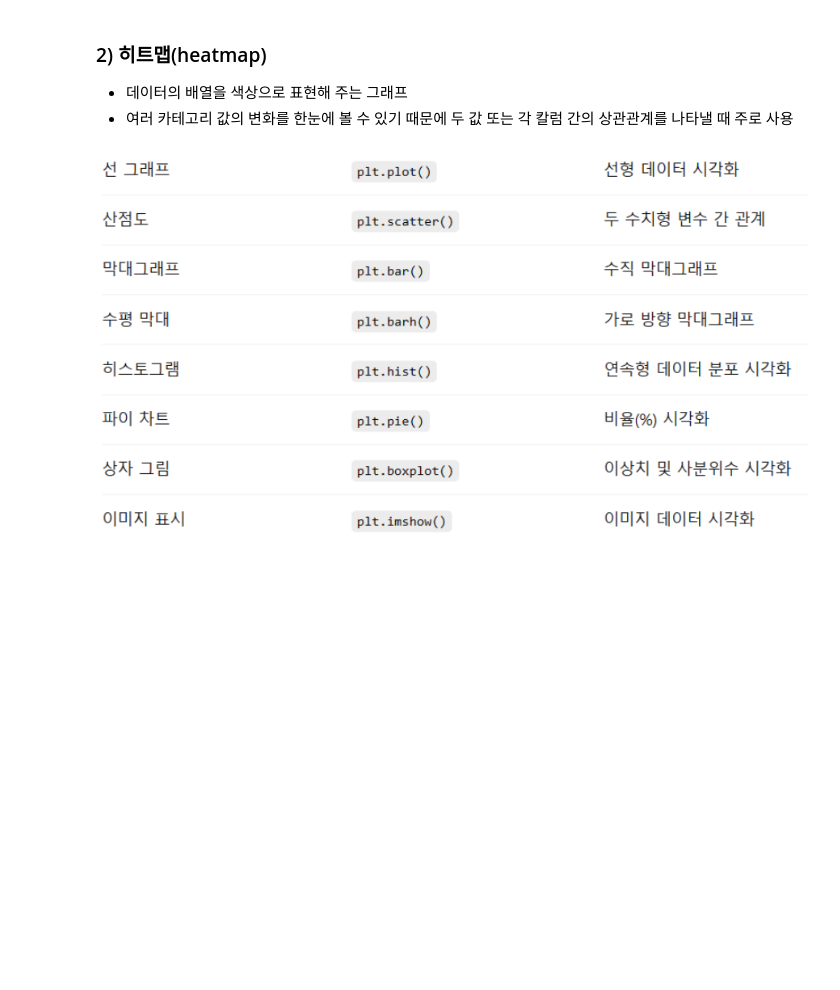
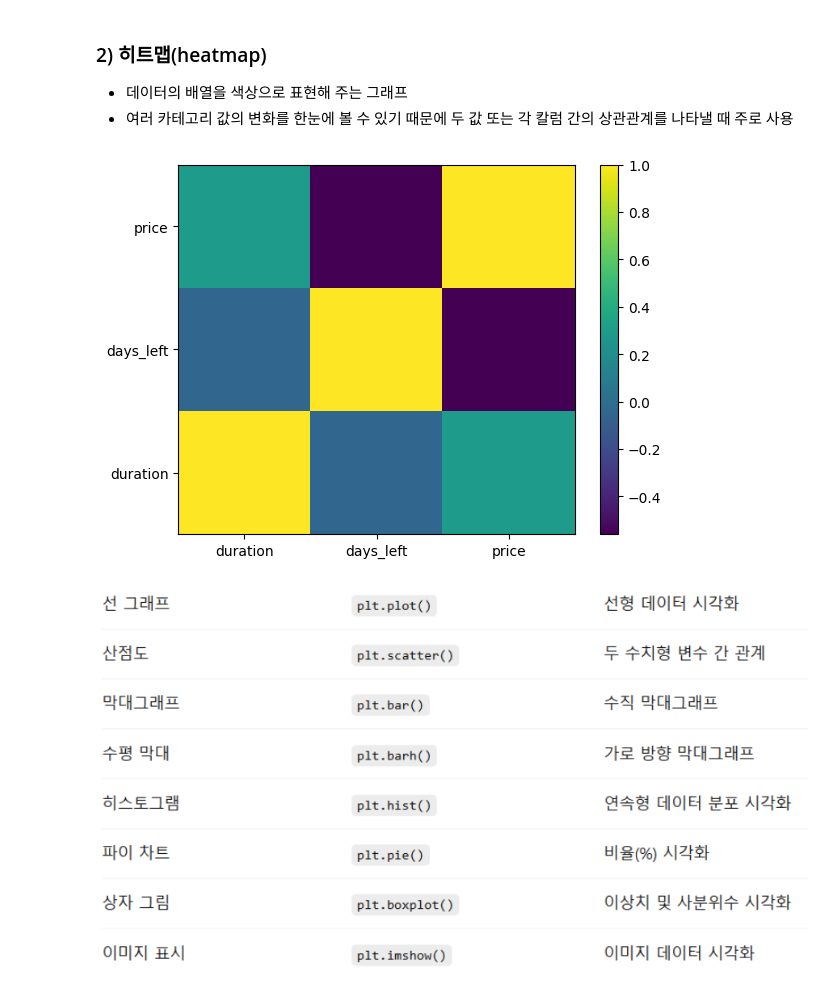
Before and after one commit to JongHyun070105/MachineLearning2025, a Jupyter notebook: 3710박종현_Chapter5_데이터_이해하기(실습_1).ipynb, the cells around one changed output. Saved outputs shown, nothing was run; the diff lists cells and outputs as text; code cells hidden in the pictures; blank space fills up the shorter version.

```diff
--- a/3710박종현_Chapter5_데이터_이해하기(실습_1).ipynb
+++ b/3710박종현_Chapter5_데이터_이해하기(실습_1).ipynb
@@ -459,30 +459,37 @@ plt.show()
 # %%
 # numpy 불러오기
 import numpy as np
 
 
 # class를 Economy로 한정하여 새로운 데이터프레임 df_eco 생성하기
-
+df_eco = data[(data['class'] == 'Economy')]
 
 
 # # df_eco의 상관계수 확인하기(corr()는 숫자형 데이터 간 상관계수만 계산 가능)
 # df_eco_numeric = df_eco.select_dtypes(include=["number"])
 # df_eco_numeric.corr()
 #-------------------------------
+heat = df_eco.select_dtypes(include=['number']).corr()
 
 # 상관계수 데이터 만들기
-
+heat
 
 # 상관계수로 heatmap그리기
-
+plt.pcolor(heat)
 
 # x축 항목 정보 표기하기
-
+plt.xticks(np.arange(0.5, len(heat.index), 1), heat.columns)
 
 # y축 항목 정보 표기하기
-
+plt.yticks(np.arange(0.5, len(heat.index),1),heat.index)
 
 # 히트맵 확인을 위한 컬러바 표기하기
+plt.colorbar()
+
+# 히트맵 그래프 보여주기
+plt.show()
+# %% [output]
+[figure, added]
 # %% [markdown]
 ![image.png](embedded-picture-1)
 # %% [markdown]
```
